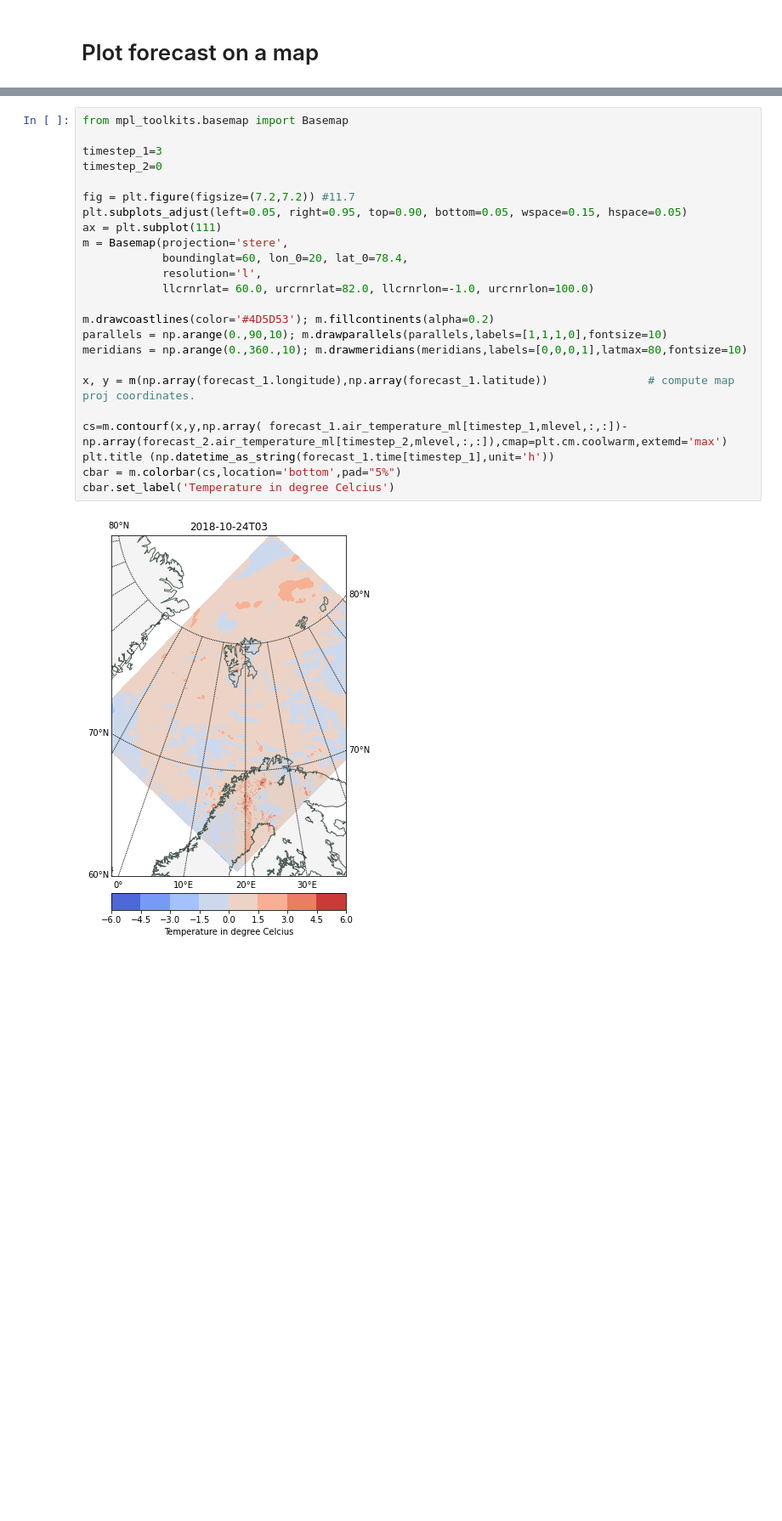
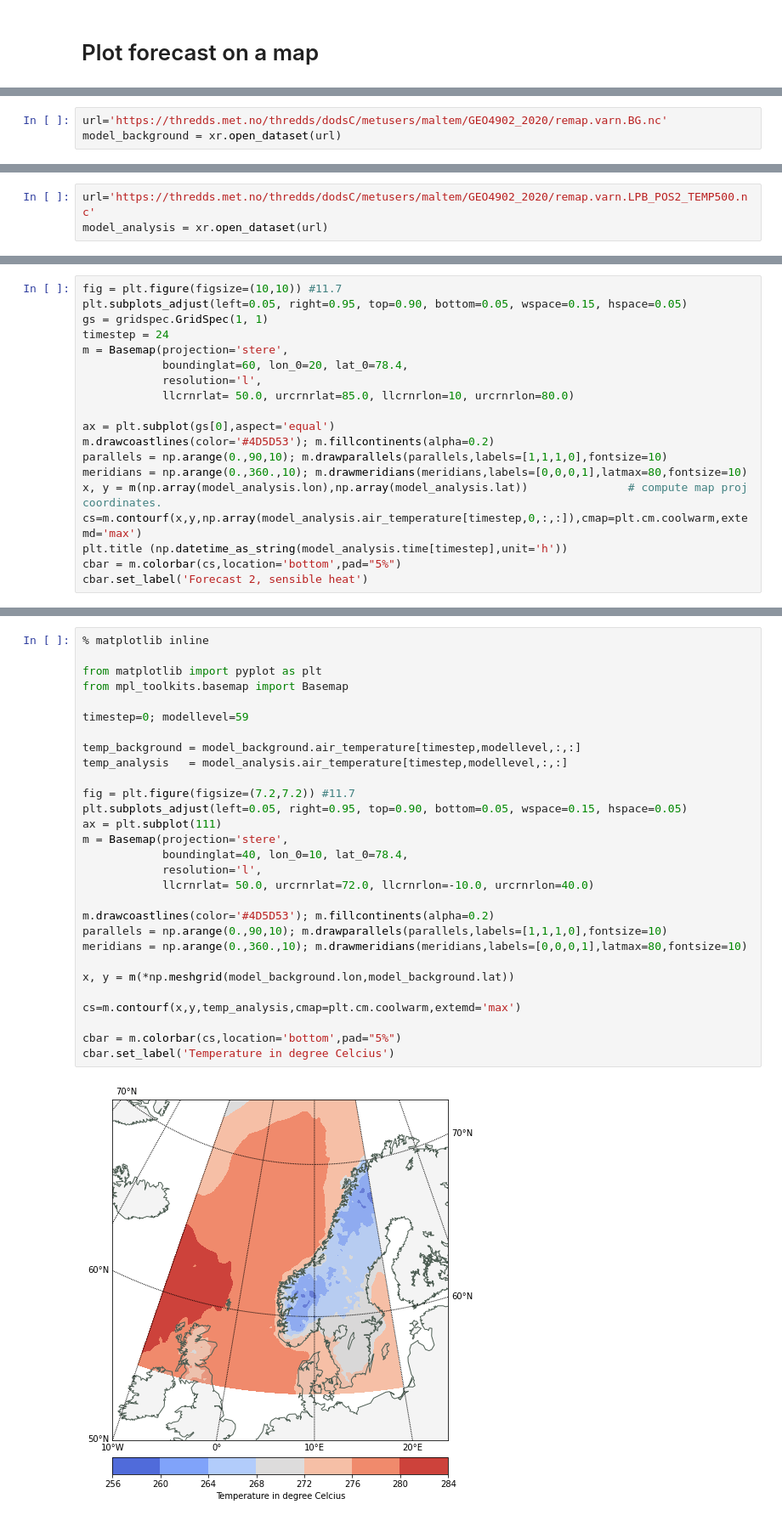
Before and after one commit to eirikngard/GEO4902, a Jupyter notebook: Data_assimilation_Eirik.ipynb, the cells around one changed output, grey strips where cells are left out. Shown at 85% size. Drawn from its saved outputs; the diff is of its cells as text; blank space fills up the shorter version.

```diff
--- a/Data_assimilation_Eirik.ipynb
+++ b/Data_assimilation_Eirik.ipynb
@@ -127,0 +243,3 @@ Coordinates:
+# %%
+url='https://thredds.met.no/thredds/dodsC/metusers/maltem/GEO4902_2020/remap.varn.BG.nc'
+model_background = xr.open_dataset(url)
@@ -127,0 +249,3 @@ Coordinates:
+# %%
+url='https://thredds.met.no/thredds/dodsC/metusers/maltem/GEO4902_2020/remap.varn.LPB_POS2_TEMP500.nc'
+model_analysis = xr.open_dataset(url)
@@ -127,0 +257,19 @@ Coordinates:
+# %%
+fig = plt.figure(figsize=(10,10)) #11.7
+plt.subplots_adjust(left=0.05, right=0.95, top=0.90, bottom=0.05, wspace=0.15, hspace=0.05)
+gs = gridspec.GridSpec(1, 1)
+timestep = 24
+m = Basemap(projection='stere',
+            boundinglat=60, lon_0=20, lat_0=78.4,
+            resolution='l',
+            llcrnrlat= 50.0, urcrnrlat=85.0, llcrnrlon=10, urcrnrlon=80.0)
+
+ax = plt.subplot(gs[0],aspect='equal')
+m.drawcoastlines(color='#4D5D53'); m.fillcontinents(alpha=0.2)
+parallels = np.arange(0.,90,10); m.drawparallels(parallels,labels=[1,1,1,0],fontsize=10)
+meridians = np.arange(0.,360.,10); m.drawmeridians(meridians,labels=[0,0,0,1],latmax=80,fontsize=10)
+x, y = m(np.array(model_analysis.lon),np.array(model_analysis.lat))               # compute map proj coordinates.
+cs=m.contourf(x,y,np.array(model_analysis.air_temperature[timestep,0,:,:]),cmap=plt.cm.coolwarm,extemd='max')
+plt.title (np.datetime_as_string(model_analysis.time[timestep],unit='h'))
+cbar = m.colorbar(cs,location='bottom',pad="5%")
+cbar.set_label('Forecast 2, sensible heat')
@@ -128,26 +280,31 @@ Coordinates:
 # %%
+% matplotlib inline
+
+from matplotlib import pyplot as plt
 from mpl_toolkits.basemap import Basemap
 
-timestep_1=3
-timestep_2=0
+timestep=0; modellevel=59
+
+temp_background = model_background.air_temperature[timestep,modellevel,:,:]
+temp_analysis   = model_analysis.air_temperature[timestep,modellevel,:,:]
 
 fig = plt.figure(figsize=(7.2,7.2)) #11.7
 plt.subplots_adjust(left=0.05, right=0.95, top=0.90, bottom=0.05, wspace=0.15, hspace=0.05)
 ax = plt.subplot(111)
 m = Basemap(projection='stere',
-            boundinglat=60, lon_0=20, lat_0=78.4,
+            boundinglat=40, lon_0=10, lat_0=78.4,
             resolution='l',
-            llcrnrlat= 60.0, urcrnrlat=82.0, llcrnrlon=-1.0, urcrnrlon=100.0)
+            llcrnrlat= 50.0, urcrnrlat=72.0, llcrnrlon=-10.0, urcrnrlon=40.0)
 
 m.drawcoastlines(color='#4D5D53'); m.fillcontinents(alpha=0.2)
 parallels = np.arange(0.,90,10); m.drawparallels(parallels,labels=[1,1,1,0],fontsize=10)
 meridians = np.arange(0.,360.,10); m.drawmeridians(meridians,labels=[0,0,0,1],latmax=80,fontsize=10)
 
-x, y = m(np.array(forecast_1.longitude),np.array(forecast_1.latitude))               # compute map proj coordinates.
+x, y = m(*np.meshgrid(model_background.lon,model_background.lat))
 
-cs=m.contourf(x,y,np.array( forecast_1.air_temperature_ml[timestep_1,mlevel,:,:])- np.array(forecast_2.air_temperature_ml[timestep_2,mlevel,:,:]),cmap=plt.cm.coolwarm,extemd='max')
-plt.title (np.datetime_as_string(forecast_1.time[timestep_1],unit='h'))
+cs=m.contourf(x,y,temp_analysis,cmap=plt.cm.coolwarm,extemd='max')
+
 cbar = m.colorbar(cs,location='bottom',pad="5%")
 cbar.set_label('Temperature in degree Celcius')
 # %% [output]
-[figure, old version]
+[figure, new version]
```
Also changed, not shown: parts of 21 cells of this notebook.
